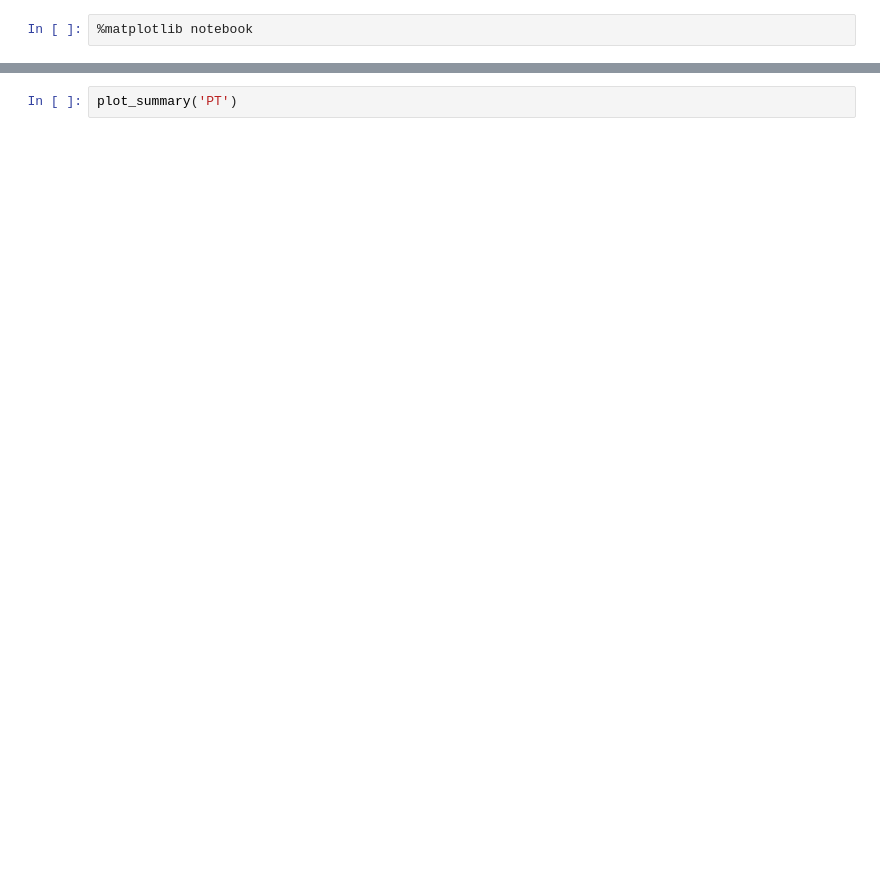
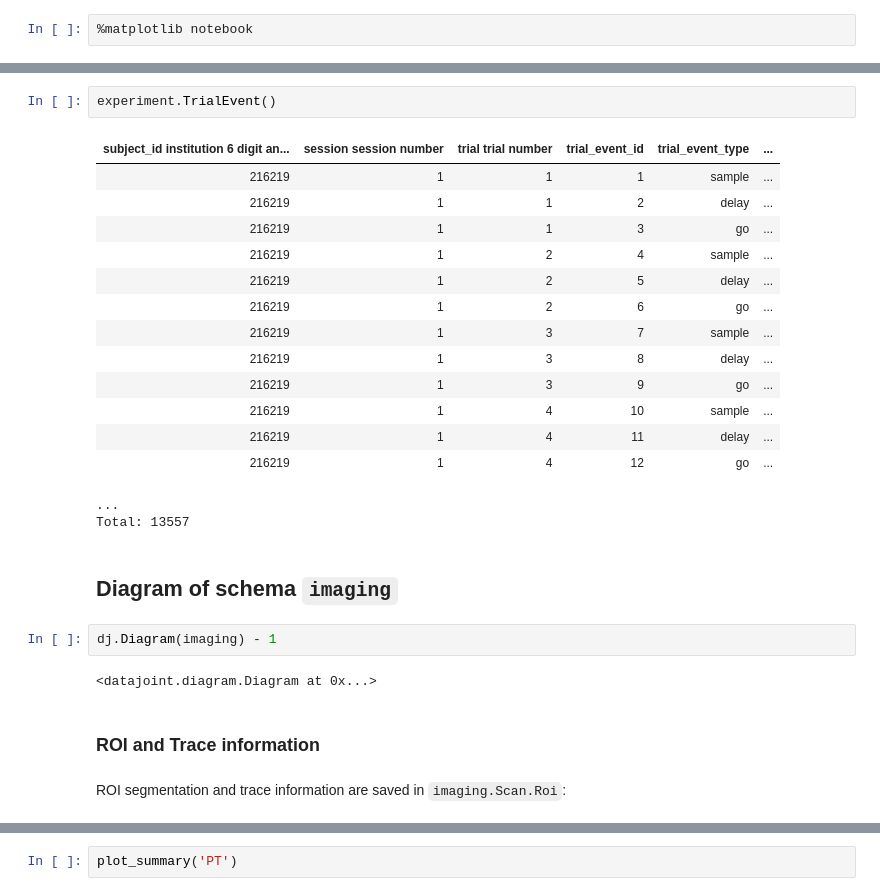
Before and after one commit to datajoint-company/DJ-NWB-Li-2015b, a Jupyter notebook: notebooks/Figure_replication.ipynb, the cells around one changed output, grey strips where cells are left out. Cells and saved outputs as stored; diff of their text form; blank space fills up the shorter version.

```diff
--- a/notebooks/Figure_replication.ipynb
+++ b/notebooks/Figure_replication.ipynb
@@ -156,0 +157,28 @@ def plot_summary(cell_type):
+# %%
+experiment.TrialEvent()
+# %% [output]
+| subject_id institution 6 digit an... | session session number | trial trial number | trial_event_id | trial_event_type | ... |
+| 216219 | 1 | 1 | 1 | sample | ... |
+| 216219 | 1 | 1 | 2 | delay | ... |
+| 216219 | 1 | 1 | 3 | go | ... |
+| 216219 | 1 | 2 | 4 | sample | ... |
+| 216219 | 1 | 2 | 5 | delay | ... |
+| 216219 | 1 | 2 | 6 | go | ... |
+| 216219 | 1 | 3 | 7 | sample | ... |
+| 216219 | 1 | 3 | 8 | delay | ... |
+| 216219 | 1 | 3 | 9 | go | ... |
+| 216219 | 1 | 4 | 10 | sample | ... |
+| 216219 | 1 | 4 | 11 | delay | ... |
+| 216219 | 1 | 4 | 12 | go | ... |
+...
+Total: 13557
+# %% [markdown]
+## Diagram of schema `imaging`
+# %%
+dj.Diagram(imaging) - 1
+# %% [output]
+<datajoint.diagram.Diagram at 0x...>
+# %% [markdown]
+### ROI and Trace information
+# %% [markdown]
+ROI segmentation and trace information are saved in `imaging.Scan.Roi`:
```
Also changed, not shown: parts of 67 cells of this notebook, 6 other files.
